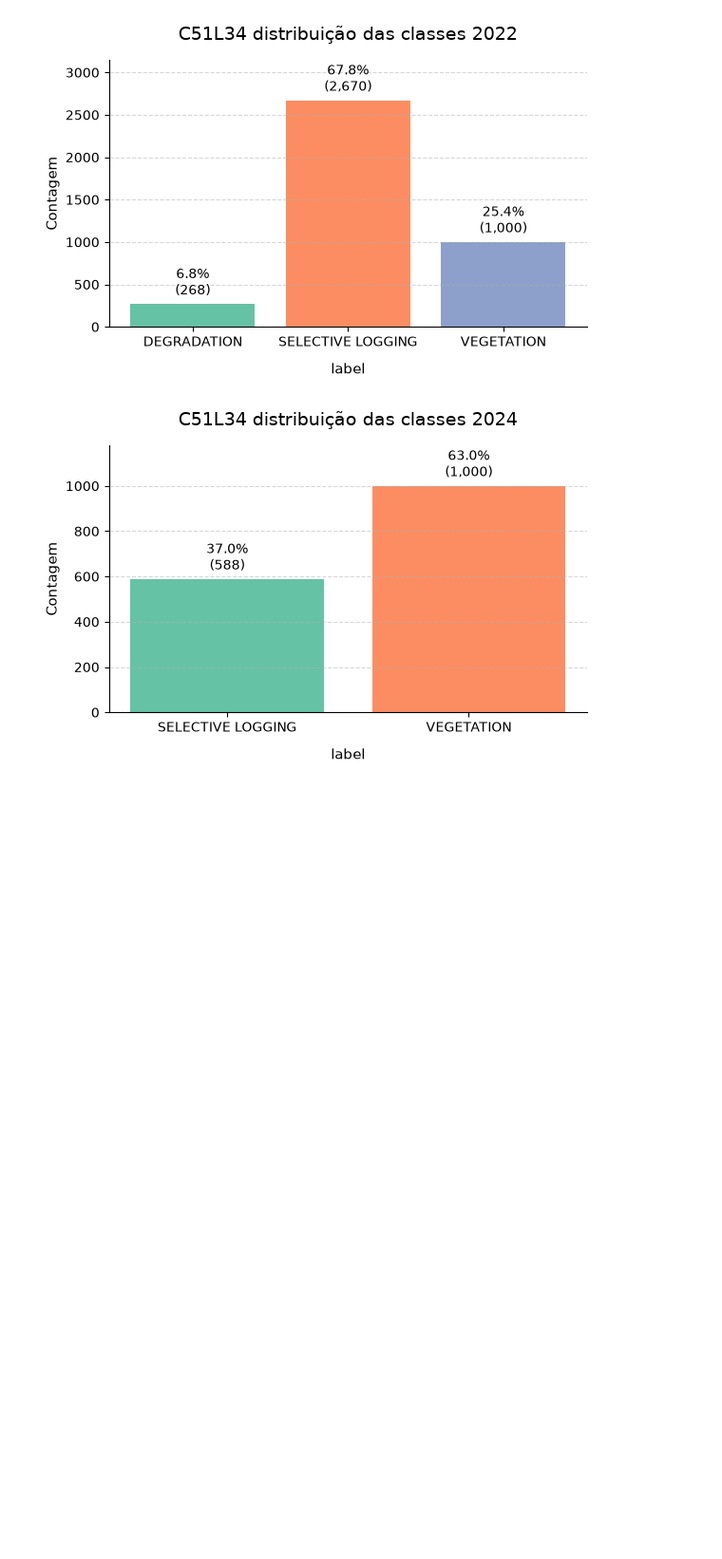
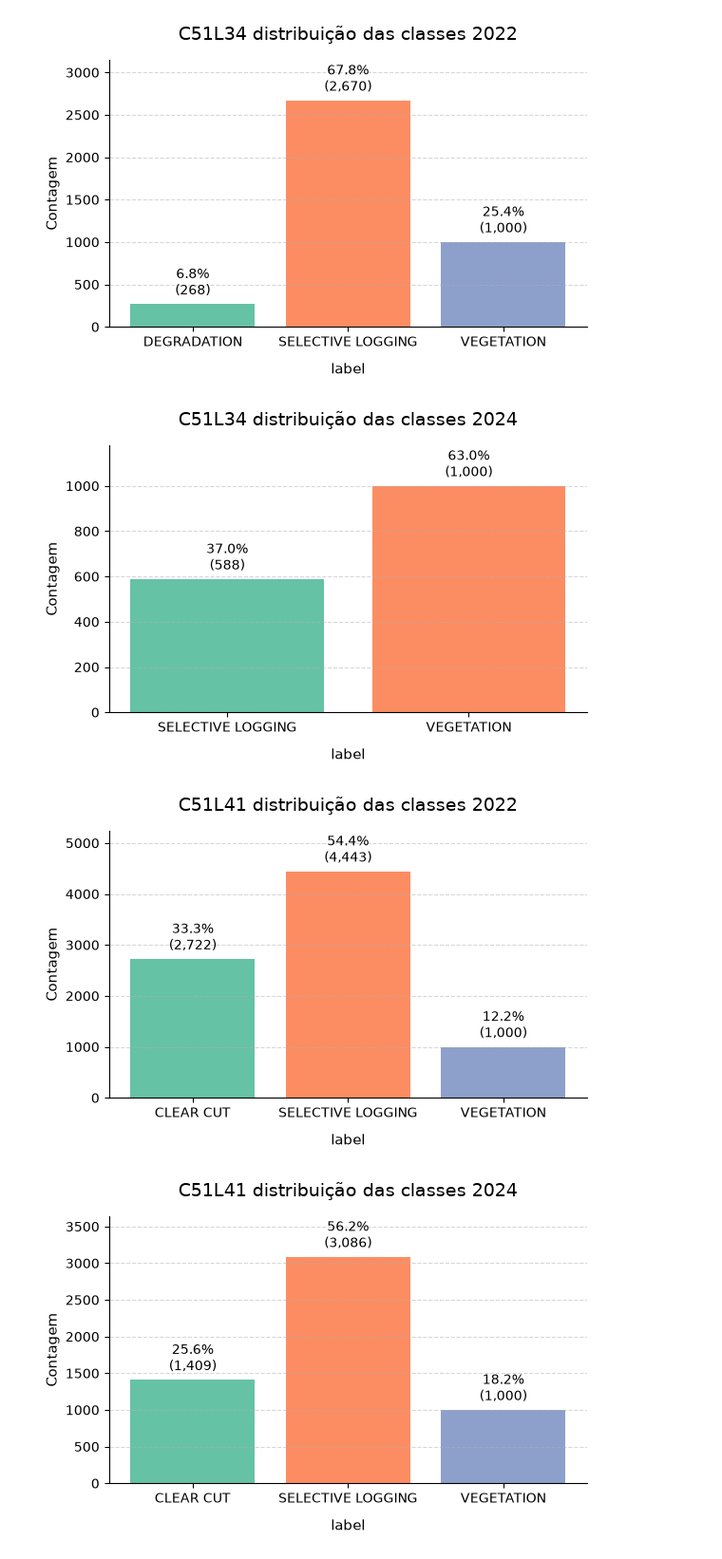
Before and after one commit to AbnerErnaniADSFatec/analise-disturbios-gfm, a Jupyter notebook: 1_preprocessing-samples.ipynb, the cells around one changed output. Shown at 95% size. Cells and saved outputs as stored; diff of their text form; code cells hidden in the pictures; blank space fills up the shorter version.

```diff
--- a/1_preprocessing-samples.ipynb
+++ b/1_preprocessing-samples.ipynb
@@ -392,14 +392,14 @@ for year in years_:
 
         samples_points = sample_points_in_polygons(
             samples,
-            n_points_per_polygon=10,
+            n_points_per_polygon=1,
             top_n=1,
             class_column="label",
             negative_buffer=2,
-            max_eroded_ratio=1,
-            # exclude_gdf=mask_source,
-            # exclude_buffer=20,
-            min_distance=10
+            max_eroded_ratio=0.5,
+            exclude_gdf=mask_source,
+            exclude_buffer=20,
+            min_distance=5
         )
 
         samples_points["tile"] = tile_id
@@ -407,33 +407,36 @@ for year in years_:
         samples_points = samples_points[["year", "label", "tile", "geometry"]]
 
         mask_source = pd.concat([
             dissolver_por_classe(
                 samples[["label", "geometry"]],
                 coluna_classe='label'
             ),
             mask_source
         ], ignore_index=True)
 
         samples_veg = extract_samples_from_tiff(
             amazonia_class[year]["raster"],
             amazonia_terraclass_mask,
             year,
             veg_n_samples,
             tile,
             exclude_gdf=mask_source,
             exclude_buffer=30
         )
         samples_veg = samples_veg.to_crs(samples.crs)
 
         class_column = "label"
         labels = list(set(samples_veg[class_column]))
         for label in labels:
             samples_veg.loc[samples_veg[class_column] == label, class_column] = amazonia_terraclass_label_mask[label]
 
         samples_points = pd.concat([samples_points, samples_veg], ignore_index=True)
         samples_points.to_csv(f"{samples_path}/samples_{tile_id}_{year}_points.csv", index=False)
 
         plot_balance_bar(samples_points, "label", f"{tile_id} distribuição das classes {year}", figsize = (6, 4))
+# %% [output]
+[figure, added]
+[figure, added]
 # %%
 tile_ids = ['C56L49']
 years_ = [2022, 2024]
```
Also changed, not shown: parts of 3 cells of this notebook, 32 other files.
